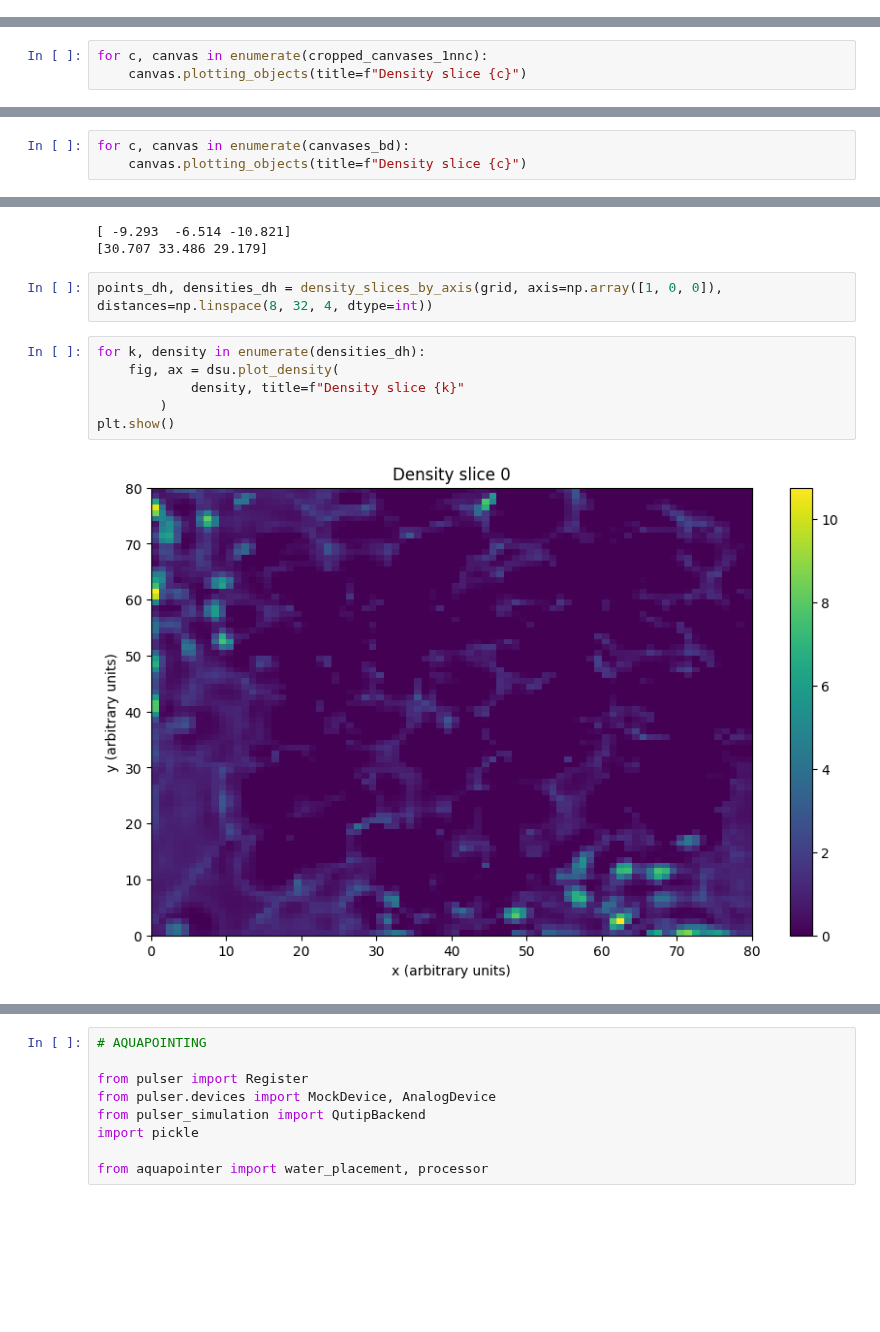
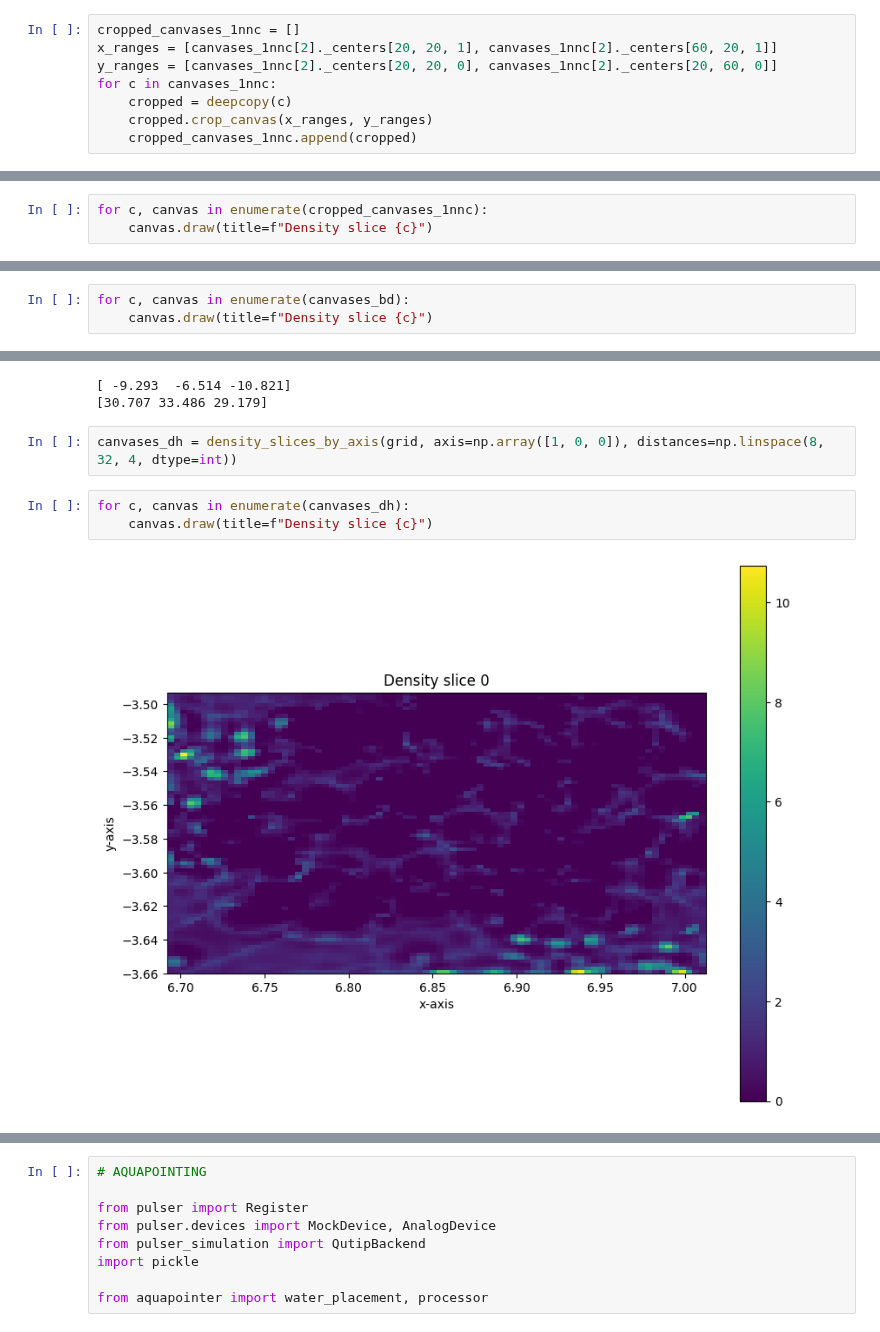
Before and after one commit to unitaryfund/aquapointer, a Jupyter notebook: notebooks/slicing_demo.ipynb, the cells around one changed output, grey strips where cells are left out. Drawn from its saved outputs; the diff is of its cells as text; blank space fills up the shorter version.

```diff
--- a/notebooks/slicing_demo.ipynb
+++ b/notebooks/slicing_demo.ipynb
@@ -51,0 +49,8 @@ cropped_canvases_1nnc = crop_slices(points_1nnc, densities_1nnc, x_ranges = [(po
+# %%
+cropped_canvases_1nnc = []
+x_ranges = [canvases_1nnc[2]._centers[20, 20, 1], canvases_1nnc[2]._centers[60, 20, 1]]
+y_ranges = [canvases_1nnc[2]._centers[20, 20, 0], canvases_1nnc[2]._centers[20, 60, 0]]
+for c in canvases_1nnc:
+    cropped = deepcopy(c)
+    cropped.crop_canvas(x_ranges, y_ranges)
+    cropped_canvases_1nnc.append(cropped)
@@ -52,4 +76,4 @@ cropped_canvases_1nnc = crop_slices(points_1nnc, densities_1nnc, x_ranges = [(po
 # %%
 for c, canvas in enumerate(cropped_canvases_1nnc):
-    canvas.plotting_objects(title=f"Density slice {c}")
+    canvas.draw(title=f"Density slice {c}")
 # %% [output]
@@ -69,5 +91,5 @@ print(density_point_boundaries(grid_bd))
 canvases_bd = density_slices_by_axis(grid, axis=np.array([0, 1, 0]), distances=np.linspace(5, 35, 7, dtype=int))
 # %%
 for c, canvas in enumerate(canvases_bd):
-    canvas.plotting_objects(title=f"Density slice {c}")
+    canvas.draw(title=f"Density slice {c}")
 # %% [output]
@@ -88,12 +110,9 @@ print(density_point_boundaries(grid_dh))
 [ -9.293  -6.514 -10.821]
 [30.707 33.486 29.179]
 # %%
-points_dh, densities_dh = density_slices_by_axis(grid, axis=np.array([1, 0, 0]), distances=np.linspace(8, 32, 4, dtype=int))
+canvases_dh = density_slices_by_axis(grid, axis=np.array([1, 0, 0]), distances=np.linspace(8, 32, 4, dtype=int))
 # %%
-for k, density in enumerate(densities_dh):
-    fig, ax = dsu.plot_density(
-            density, title=f"Density slice {k}"
-        )
-plt.show()
+for c, canvas in enumerate(canvases_dh):
+    canvas.draw(title=f"Density slice {c}")
 # %% [output]
-[figure, old version]
+[figure, new version]
```
Also changed, not shown: parts of 14 cells of this notebook, 2 other files.
